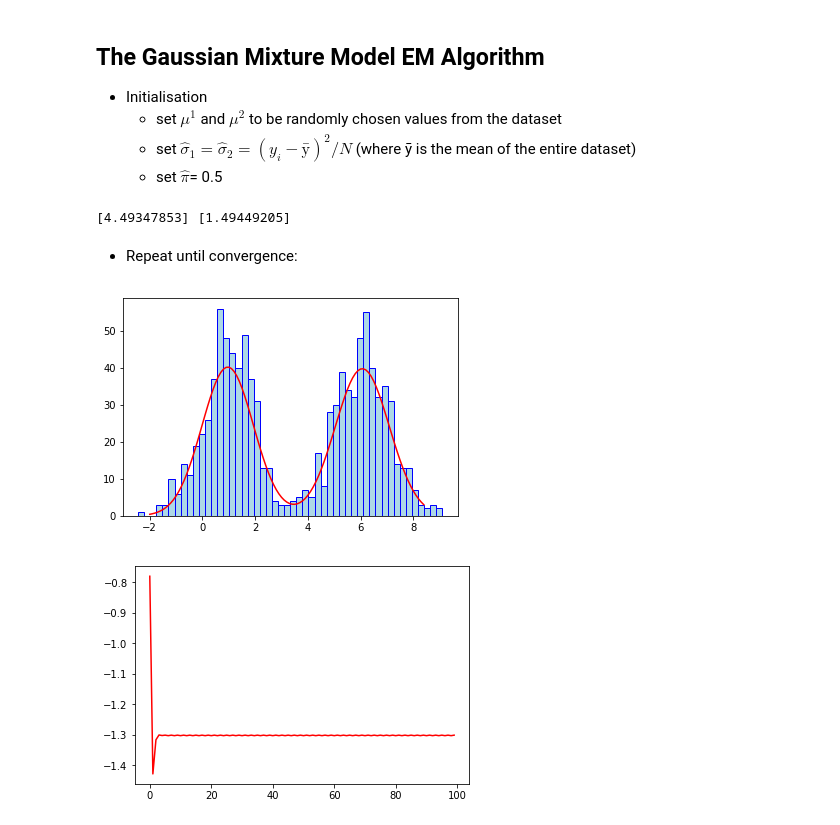
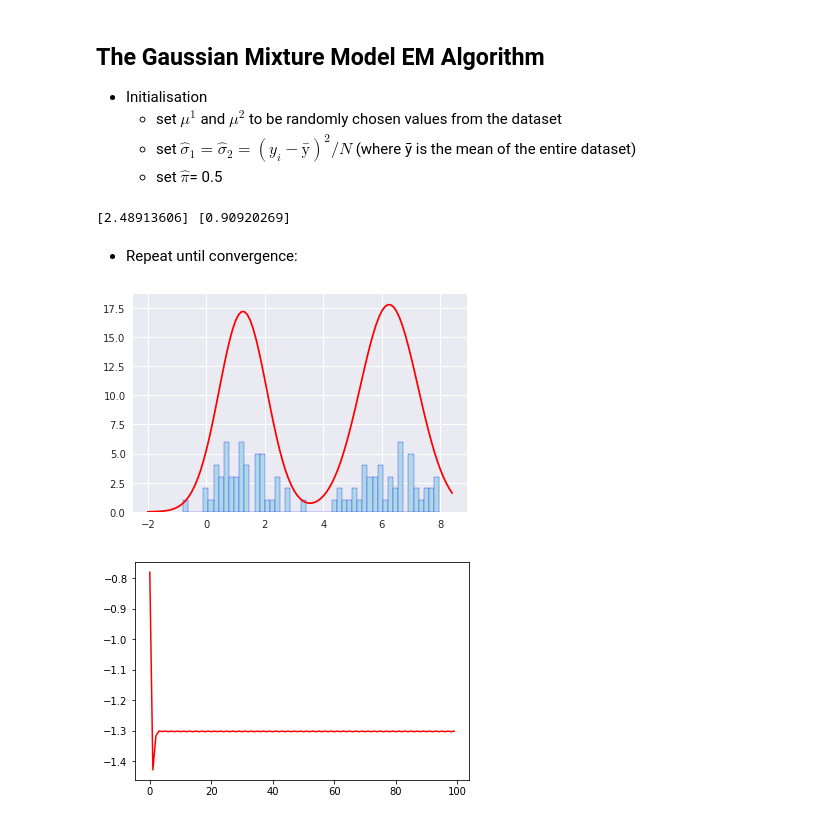
Before and after one commit to MJEmilio/MachineLearning, a Jupyter notebook: GMM.ipynb, the cells around one changed output. Saved outputs shown, nothing was run; the diff lists cells and outputs as text; code cells hidden in the pictures.

```diff
--- a/GMM.ipynb
+++ b/GMM.ipynb
@@ -3,6 +25,6 @@
 # %%
 import numpy as np
-N = 1000
+N = 100
 #For plotting
 import matplotlib.pyplot as plt
 
@@ -56,7 +78,7 @@ s1 = np.sum((y-np.mean(y))**2)/N
 s2 = s1
 pi = 0.5
 # %% [output]
-[4.49347853] [1.49449205]
+[2.48913606] [0.90920269]
 # %% [markdown]
 - Repeat until convergence:
 # %%
@@ -67,35 +89,35 @@ def gf(y, mu, s):
 count = 0
 gamma = 1.*np.zeros(N)
 nits = 100
 
 ll = 1.*np.zeros(nits)
 
 while count<nits:
     count = count + 1
 
     	# E-step
     for i in range(N):
         gamma[i] = pi*gf(y[i], mu1, s1)/ (pi * np.exp(-(y[i]-mu1)**2/(2*s1)) + (1-pi)* np.exp(-(y[i]-mu2)**2/2*s2))
 
     	# M-step
     mu1 = np.sum((1-gamma)*y)/np.sum(1-gamma)
     mu2 = np.sum(gamma*y)/np.sum(gamma)
     s1 = np.sum((1-gamma)*(y-mu1)**2)/np.sum(1-gamma)
     s2 = np.sum(gamma*(y-mu2)**2)/np.sum(gamma)
     pi = np.sum(gamma)/N
 
     ll[count-1] = np.sum(np.log(pi*np.exp(-(y[i]-mu1)**2/(2*s1)) + (1-pi)*np.exp(-(y[i]-mu2)**2/(2*s2))))
 
 x = np.arange(-2,8.5,0.1)
-y = 80*pi*np.exp(-(x-mu1)**2/(2*s1)) + 80*(1-pi)*np.exp(-(x-mu2)**2/(2*s2))
+y = 35*pi*np.exp(-(x-mu1)**2/(2*s1)) + 35*(1-pi)*np.exp(-(x-mu2)**2/(2*s2))
 
 plt.hist(Y, bins=50,color = "lightblue", ec="blue")
 plt.plot(x,y,'r')
 
 
 plt.show()
 # %% [output]
-[figure, old version]
+[figure, new version]
 # %%
 plt.plot(ll,'r-')
 plt.show()
```
Also changed, not shown: parts of 4 cells of this notebook, 3 other files.
